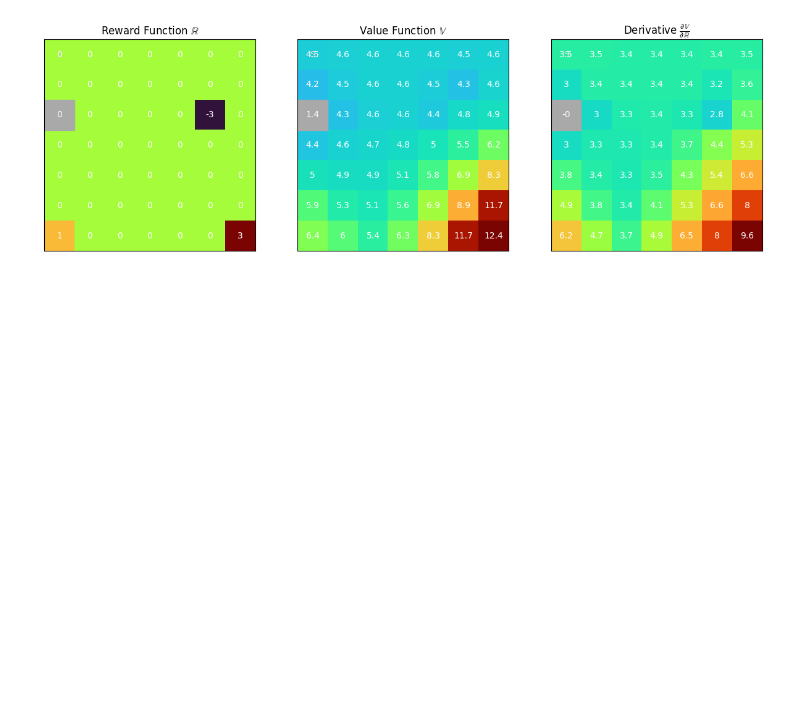
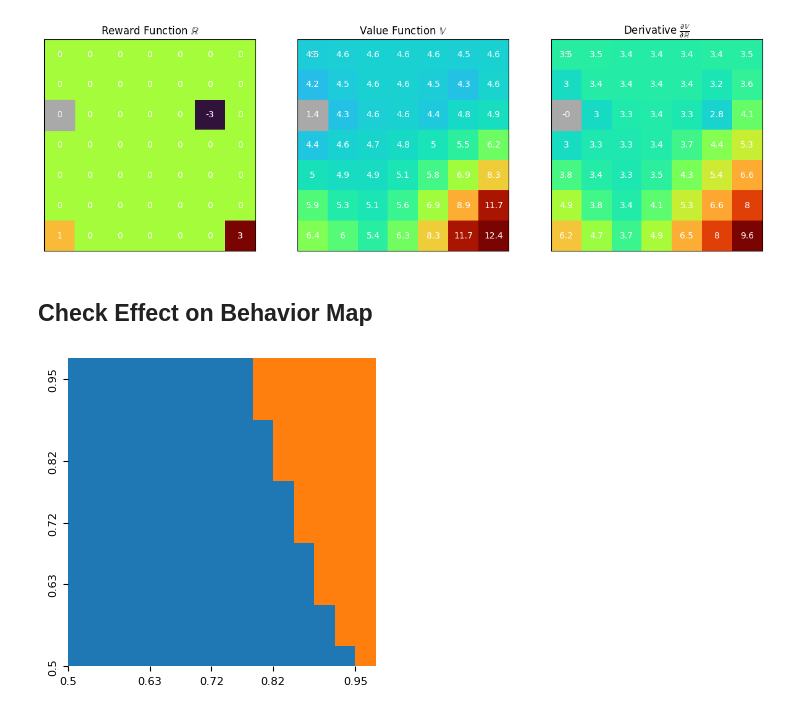
Before and after one commit to ankile/irl-environment-design, a Jupyter notebook: notebooks/08_pn_implicit_diff.ipynb, the cells around one changed output. Cells and saved outputs as stored; diff of their text form; code cells hidden in the pictures; blank space fills up the shorter version.

```diff
--- a/notebooks/08_pn_implicit_diff.ipynb
+++ b/notebooks/08_pn_implicit_diff.ipynb
@@ -137,3 +155,47 @@ plot_environment(reward_function=V_star.detach().numpy().reshape(height, width),
 plot_environment(reward_function=R_grad_out.detach().numpy().reshape(height, width), wall_states=wall_states, ax = axs[2], title=r"Derivative $\frac{\partial \mathbb{V}}{\partial \mathbb{R}}$")
 # %% [output]
 [figure]
+# %% [markdown]
+## Check Effect on Behavior Map
+# %%
+from src.worlds.mdp2d import Experiment_2D
+
+def make_world(
+    height: int,
+    width: int,
+    rewards: np.array,
+    absorbing_states: list,
+    wall_states: list
+) -> Experiment_2D:
+
+    experiment = Experiment_2D(
+        height,
+        width,
+        rewards = rewards,
+        absorbing_states = absorbing_states,
+        wall_states=wall_states,
+    )
+
+    return experiment
+
+custom_world = make_world(height=height,
+                          width=width,
+                          rewards=rewards,
+                          absorbing_states=goal_states,
+                          wall_states=wall_states)
+# %%
+import src.utils.behavior_map as bm
+
+granularity = 15
+
+# Set up parameters to search over
+probs = np.linspace(0.5, 0.95, granularity)
+gammas = np.linspace(0.5, 0.95, granularity)
+
+out = bm.plot_bmap(
+    world=custom_world,
+    gammas=gammas,
+    probs=probs
+)
+# %% [output]
+[figure, added]
```
Also changed, not shown: parts of 2 cells of this notebook.
